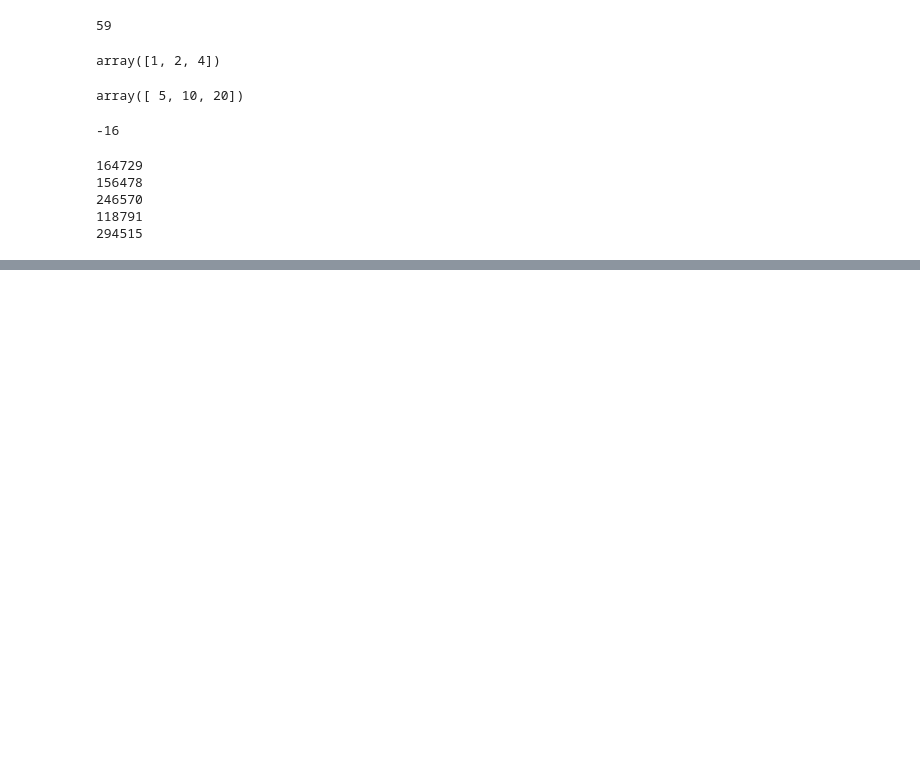
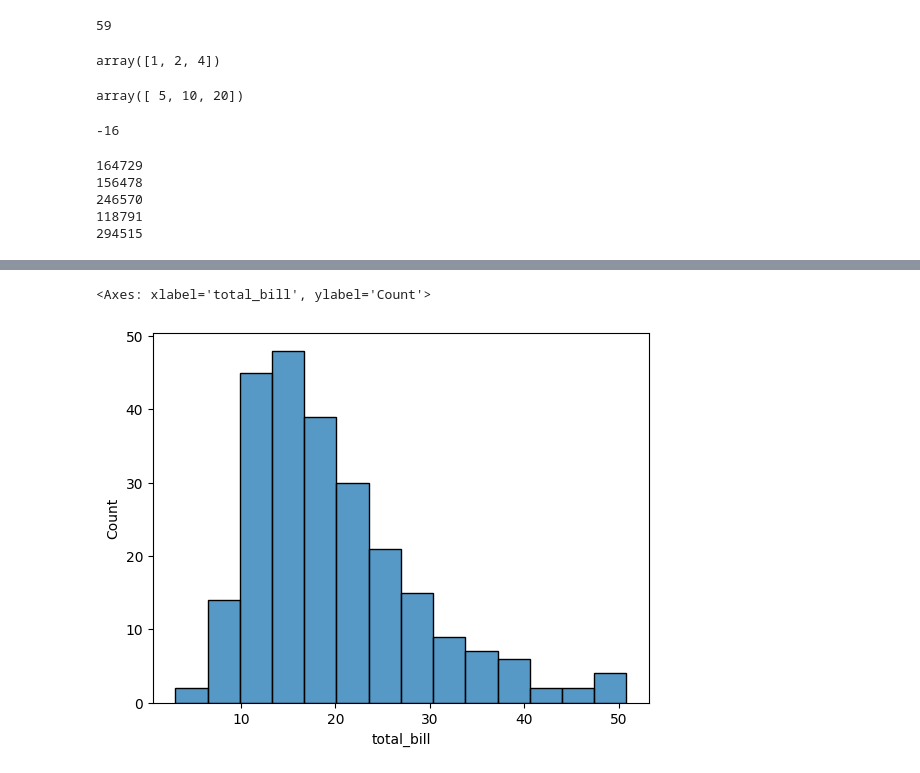
Before and after one commit to NavidBinAhmed/exercise_hub, a Jupyter notebook: selfmot.ipynb, the cells around one changed output, grey strips where cells are left out. Cells and saved outputs as stored; diff of their text form; code cells hidden in the pictures; blank space fills up the shorter version.

```diff
--- a/selfmot.ipynb
+++ b/selfmot.ipynb
@@ -3486,0 +3555,5 @@ ValueError: operands could not be broadcast together with shapes (2,3) (3,3)
+# %%
+sns.histplot(data['total_bill'])
+# %% [output]
+<Axes: xlabel='total_bill', ylabel='Count'>
+[figure, added]
```
Also changed, not shown: parts of 47 cells of this notebook, 1 other file.
